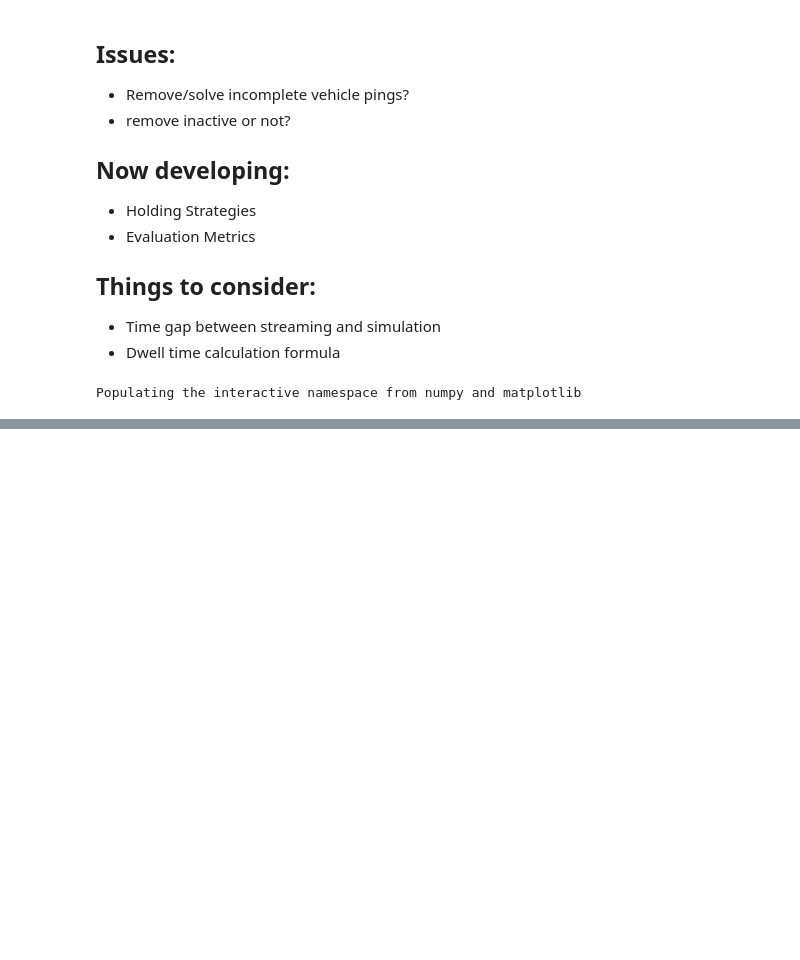
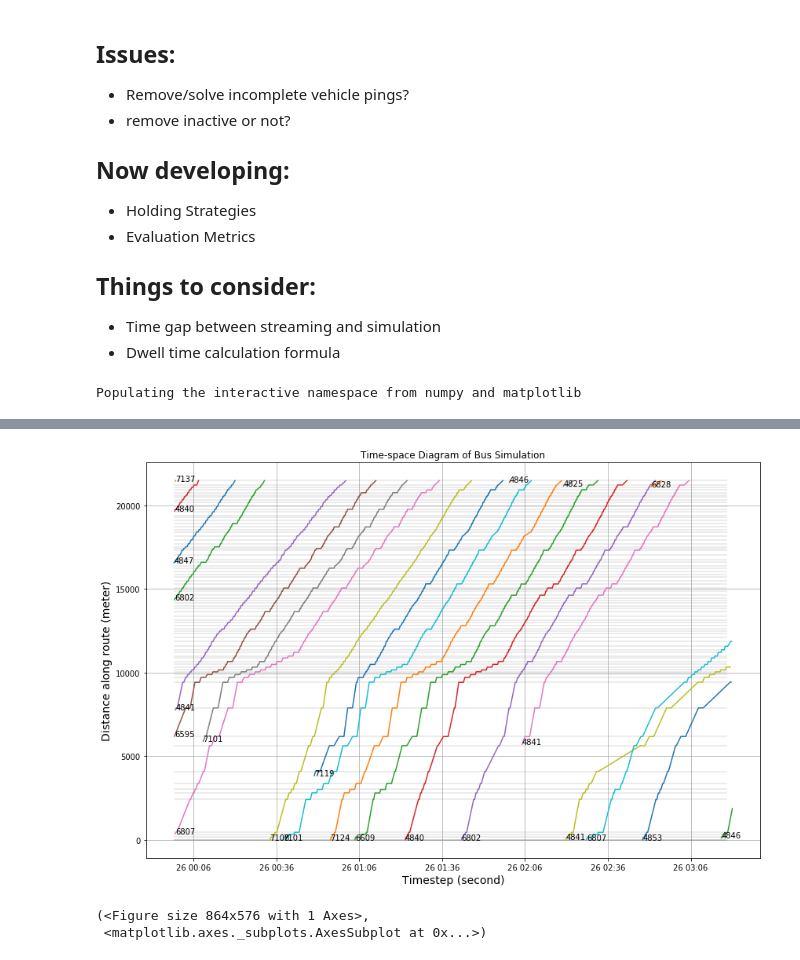
Before and after one commit to ywnch/buskit, a Jupyter notebook: developer_simulation.ipynb, the cells around one changed output, grey strips where cells are left out. Cells and saved outputs as stored; diff of their text form; code cells hidden in the pictures; blank space fills up the shorter version.

Commit message:
improved inferred dwell time and q param; core functions complete

```diff
--- a/developer_simulation.ipynb
+++ b/developer_simulation.ipynb
@@ -36,5 +36,3 @@ stops, links, stop_pos = bsim.set_route(archive_path, 1)
 # create empty dictionary storage for bus objects
 live_bus = {} # for buses from archive streaming
 active_bus = {} # for buses in the simulator
-# %%
-bsim.simulate(archive_path, 1, live_bus, active_bus, stops, links, stop_pos, sim_time=200)
@@ -55,3 +52,5 @@ See the caveats in the documentation: http://pandas.pydata.org/pandas-docs/stabl
+# %%
+bsim.simulate(archive_path, 1, live_bus, active_bus, stops, links, stop_pos, False, sim_time=200)
 # %%
 bsim.sim_tsd(active_bus, stops, archive_path, 1, 0, 200)
 # %% [output]
@@ -189,0 +63,9 @@ a
+# %%
+# run simulation with control
+bsim.simulate(archive_path, 1, live_bus, active_bus, stops, links, stop_pos, True, sim_time=200)
+# %%
+bsim.sim_tsd(active_bus, stops, archive_path, 1, 0, 200)
+# %% [output]
+[figure, added]
+(<Figure size 864x576 with 1 Axes>,
+ <matplotlib.axes._subplots.AxesSubplot at 0x...>)
```
Also changed, not shown: parts of 18 cells of this notebook, 2 other files.
